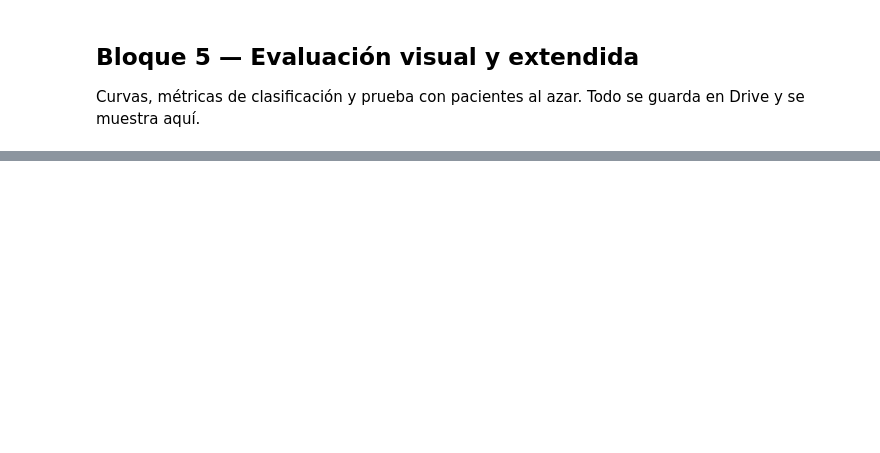
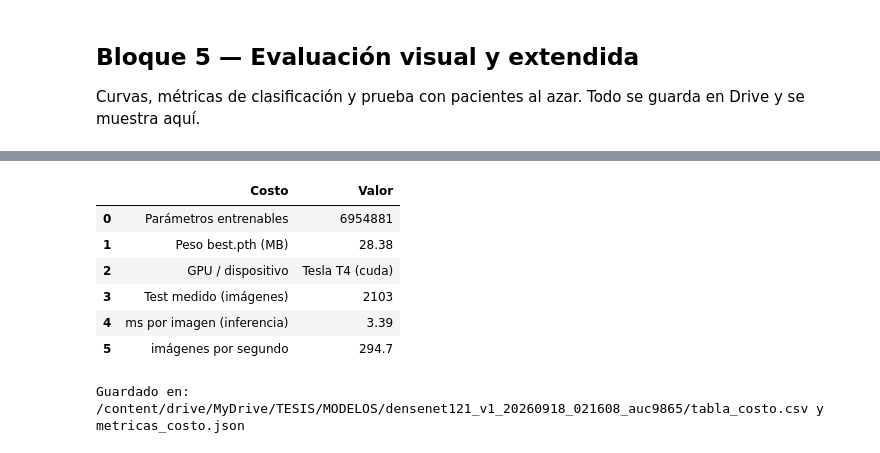
Before and after one commit to FernandoFdez20/tesis-neumonia, a Jupyter notebook: modelo/colab/model-v1.ipynb, the cells around one changed output, grey strips where cells are left out. Drawn from its saved outputs; the diff is of its cells as text; code cells hidden in the pictures; blank space fills up the shorter version.

```diff
--- a/modelo/colab/model-v1.ipynb
+++ b/modelo/colab/model-v1.ipynb
@@ -666,0 +717,63 @@ Guardada en: /content/drive/MyDrive/TESIS/MODELOS/densenet121_v1_20260914_173857
+# %%
+# Bloque 5.5 — Costo computacional: qué tan caro es (no qué tan bien clasifica)
+# El rendimiento ya quedó en 5.4. Aquí solo costo: parámetros, peso del .pth y velocidad.
+# OJO: el tiempo por época solo se imprimió en la consola del 3.2 (no quedó en historial.csv).
+# Para ESTA corrida cópialo de la salida; desde la próxima corrida se guarda solo.
+import time as _time55  # aquí se cronometra la inferencia
+from IPython.display import display as _mostrar55  # aquí se muestra la tabla
+import json as _json55  # aquí se guarda el JSON de costo
+
+try:
+    n_params55 = int(n_params)  # ya contado en 2.1
+except NameError:
+    n_params55 = int(sum(p.numel() for p in modelo.parameters() if p.requires_grad))
+tam_mb55 = RUTA_MEJOR.stat().st_size / 1e6 if RUTA_MEJOR.exists() else float('nan')
+gpu55 = torch.cuda.get_device_name(0) if torch.cuda.is_available() else 'CPU'
+
+# Velocidad de inferencia: 1 pasada completa al test, sin corregir, midiendo tiempo real.
+# Incluye la carga de datos (es el costo de punta a punta). En GPU se sincroniza para medir bien.
+modelo.eval()
+lote0, _ = next(iter(cargar_test))
+lote0 = lote0.to(device)
+with torch.no_grad():
+    for _ in range(5):  # calentamiento: la primera pasada siempre es más lenta
+        _ = modelo(lote0)
+    if torch.cuda.is_available():
+        torch.cuda.synchronize()
+    t_ini55 = _time55.perf_counter()
+    n_imgs55 = 0
+    for imagenes, _et in cargar_test:
+        imagenes = imagenes.to(device)
+        _ = modelo(imagenes)
+        n_imgs55 += imagenes.size(0)
+    if torch.cuda.is_available():
+        torch.cuda.synchronize()
+    t_fin55 = _time55.perf_counter()
+ms_img55 = (t_fin55 - t_ini55) / max(n_imgs55, 1) * 1000.0
+
+costo = [
+    ('Parámetros entrenables', n_params55),
+    ('Peso best.pth (MB)', round(float(tam_mb55), 2)),
+    ('GPU / dispositivo', f'{gpu55} ({device})'),
+    ('Test medido (imágenes)', int(n_imgs55)),
+    ('ms por imagen (inferencia)', round(float(ms_img55), 2)),
+    ('imágenes por segundo', round(1000.0 / float(ms_img55), 1) if ms_img55 > 0 else None),
+]
+
+df_costo = pd.DataFrame(costo, columns=['Costo', 'Valor'])
+_mostrar55(df_costo)
+
+# Se guarda junto al resto de la corrida (evidencia para la tesis).
+df_costo.to_csv(CARPETA_CORRIDA / 'tabla_costo.csv', index=False)
+with open(CARPETA_CORRIDA / 'metricas_costo.json', 'w') as f:
+    _json55.dump({k: v for k, v in costo}, f, indent=2, ensure_ascii=False)
+print('Guardado en:', CARPETA_CORRIDA / 'tabla_costo.csv', 'y metricas_costo.json')
+# %% [output]
+|  | Costo | Valor |
+| 0 | Parámetros entrenables | 6954881 |
+| 1 | Peso best.pth (MB) | 28.38 |
+| 2 | GPU / dispositivo | Tesla T4 (cuda) |
+| 3 | Test medido (imágenes) | 2103 |
+| 4 | ms por imagen (inferencia) | 3.39 |
+| 5 | imágenes por segundo | 294.7 |
+Guardado en: /content/drive/MyDrive/TESIS/MODELOS/densenet121_v1_20260918_021608_auc9865/tabla_costo.csv y metricas_costo.json
```
Also changed, not shown: parts of 11 cells of this notebook, 4 other files.
